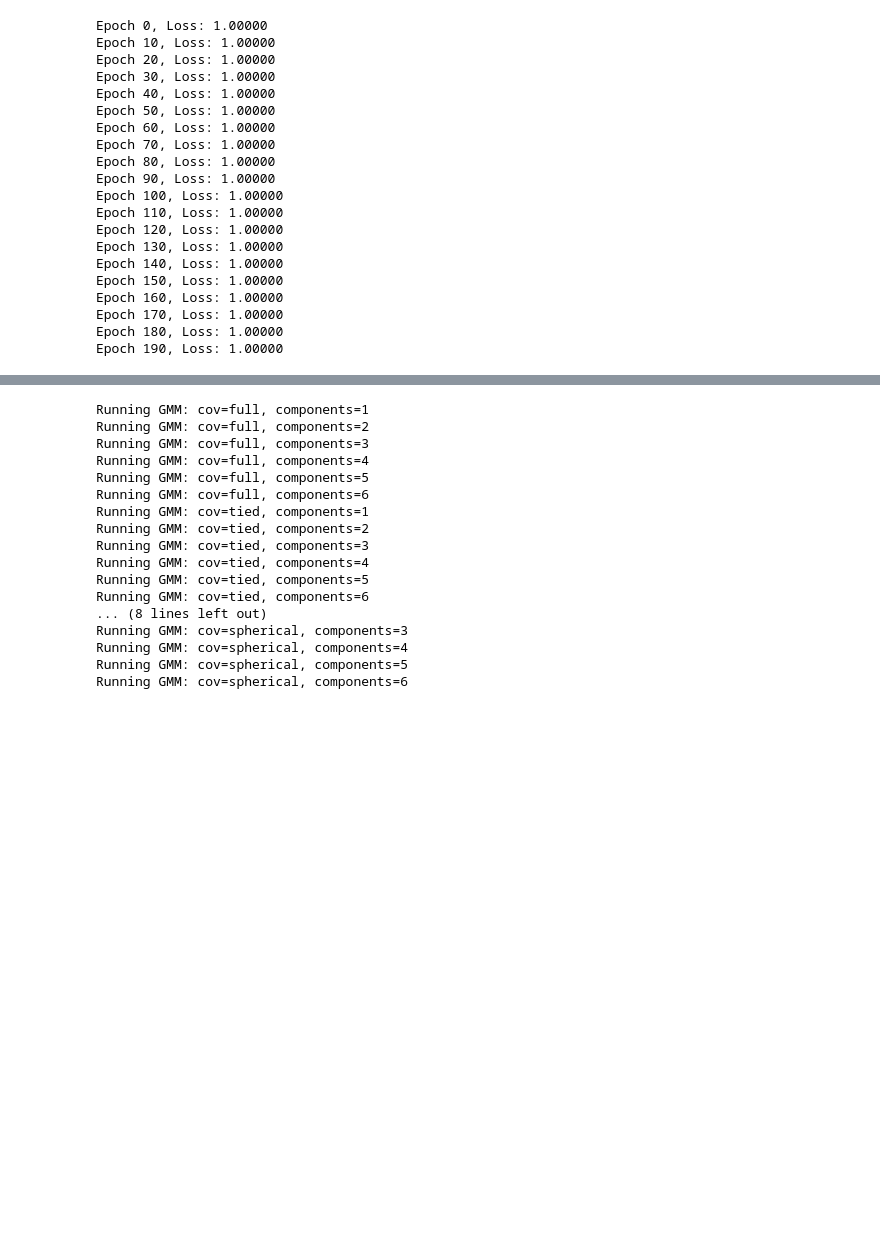
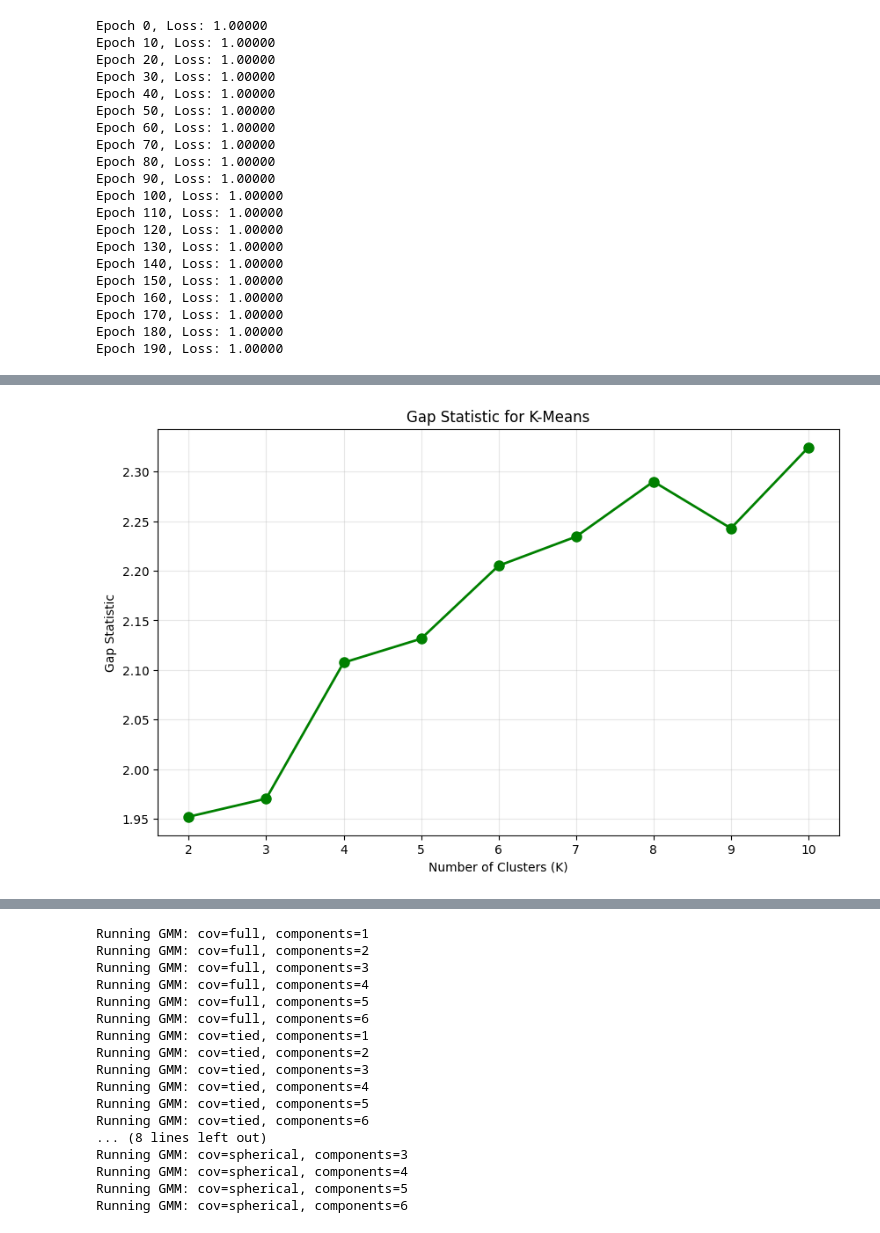
Before and after one commit to mirollawa2l/Unsupervised-Learning, a Jupyter notebook: Implementation.ipynb, the cells around one changed output, grey strips where cells are left out. Cells and saved outputs as stored; diff of their text form; code cells hidden in the pictures; blank space fills up the shorter version.

```diff
--- a/Implementation.ipynb
+++ b/Implementation.ipynb
@@ -562,3 +562,38 @@ def run_kMeans(X, initial_centroids, max_iters=100, epsilon=1e-4, verbose=True):
     if verbose:
         print(f"Reached maximum iterations ({max_iters})")
     return centroids, idx,inertia_history,max_iters
+# %%
+k_vals = list(range(2, 11))   # K values to test
+n_runs = 10                   # runs per K
+max_iters = 100
+random_state = 42
+inertias = []
+np.random.seed(random_state)
+
+# Store results
+inertia_means_random = []
+inertia_stds_random = []
+iters_means_random = []
+iters_stds_random = []
+silhouette_scores_random = []
+
+inertia_means_plusplus = []
+inertia_stds_plusplus = []
+iters_means_plusplus = []
+iters_stds_plusplus = []
+silhouette_scores_plusplus = []
+
+gap_values = []  # Gap statistic
+# %%
+def compute_gap_statistic(X, K, n_refs=5):
+    # Generate reference datasets
+    ref_inertia = []
+    for _ in range(n_refs):
+        X_ref = np.random.uniform(low=np.min(X, axis=0), high=np.max(X, axis=0), size=X.shape)
+        centroids = kMeans_init_centroids_plusplus(X_ref, K)
+        _, _, inertia_hist, _ = run_kMeans(X_ref, centroids, max_iters=max_iters, verbose=False)
+        ref_inertia.append(inertia_hist[-1])
+    # Compute original dataset inertia
+    centroids = kMeans_init_centroids_plusplus(X, K)
+    _, _, inertia_hist, _ = run_kMeans(X, centroids, max_iters=max_iters, verbose=False)
+    return np.log(np.mean(ref_inertia)) - np.log(inertia_hist[-1])
@@ -564,0 +667,11 @@ def run_kMeans(X, initial_centroids, max_iters=100, epsilon=1e-4, verbose=True):
+# %%
+# Gap Statistic
+plt.figure(figsize=(10,6))
+plt.plot(k_vals, gap_values, 'go-', linewidth=2, markersize=8)
+plt.xlabel('Number of Clusters (K)')
+plt.ylabel('Gap Statistic')
+plt.title('Gap Statistic for K-Means')
+plt.grid(True, alpha=0.3)
+plt.show()
+# %% [output]
+[figure, added]
```
Also changed, not shown: parts of 82 cells of this notebook.
